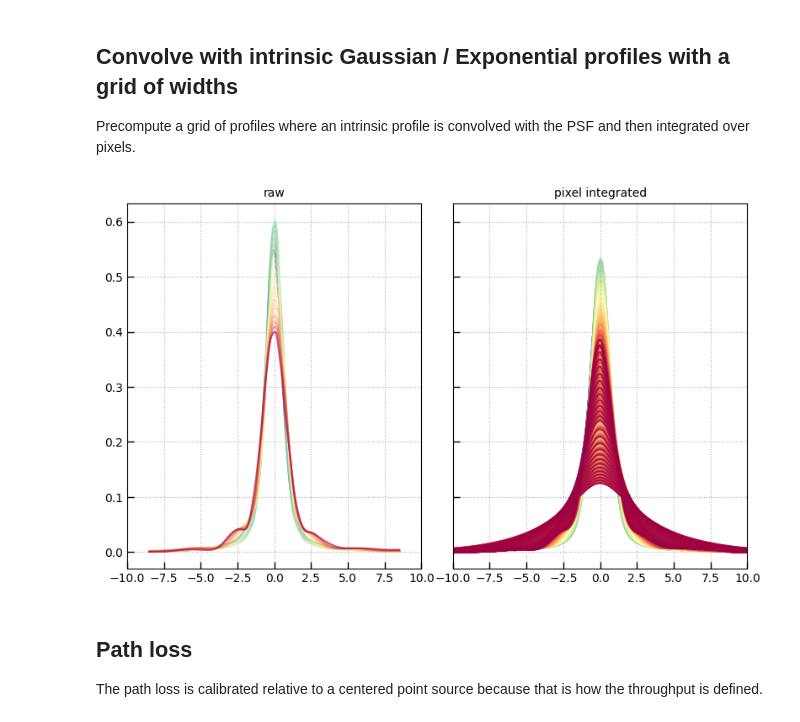
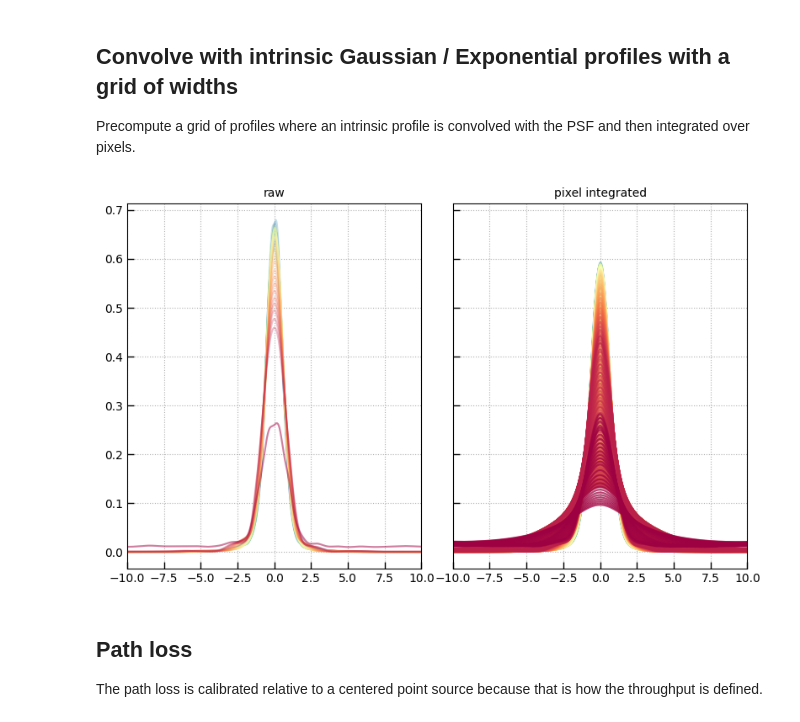
Before and after one commit to gbrammer/msaexp, a Jupyter notebook: docs/examples/lookup-table-psf.ipynb, the cells around one changed output. Drawn from its saved outputs; the diff is of its cells as text; code cells hidden in the pictures.

```diff
--- a/docs/examples/lookup-table-psf.ipynb
+++ b/docs/examples/lookup-table-psf.ipynb
@@ -132,6 +246,6 @@ pw, pcenters
 # %% [markdown]
 ## Fit profile in independent wavelength bins
 # %%
-spec_norm = np.ones_like(ptab['sci'])
+spec_norm = np.ones_like(ptab['sci_clean'])
 # %%
 # 32 wavelength steps across prism bandpass
@@ -227,8 +462,9 @@ cprofn = (cwn*profs).sum(axis=0)
 # %%
-i = 24
+i = 8
 wi = wsteps[i]
 sub = np.abs(ptab['wave'] - wi) < np.gradient(wsteps)[i]/2
-plt.scatter(ptab['yslit'][sub], (ptab['sci']/spec_norm)[sub], c=ptab['wave'][sub], alpha=0.1, s=80)
+sub &= wht > 0
+plt.scatter(ptab['yslit'][sub], (ptab['sci_clean']/spec_norm)[sub], c=ptab['wave'][sub], alpha=0.1, s=80)
 plt.scatter(ptab['yslit'][sub], (cprof)[sub], fc='None', ec='r', marker='s', alpha=0.05, s=50)
 plt.xlim(-5,5)
 # %% [output]
@@ -321,7 +591,11 @@ for k, w in tqdm(enumerate(wsteps)):
         print('skip', k, wsteps[k])
         continue
 
-    pj = fcprofn.reshape(xgr.shape)[:,k]
+    pj = fcprofn.reshape(xgr.shape)[:,k]*1
+    ycenter = ((pj*yarr)[np.abs(yarr) < 2.5]).sum() / pj[np.abs(yarr) < 2.5].sum()
+
+    pj = np.interp(yarr + ycenter, yarr, pj)
+
     axes[0].plot(yarr, pj, color=plt.cm.Spectral_r((k+1)/len(wsteps)), alpha=0.3)
 
     # Integrate over pixels
@@ -336,7 +610,7 @@ for k, w in tqdm(enumerate(wsteps)):
     slit_frac[k] = np.trapz(pj[sk], yarr[sk])
 
 ax = axes[0]
-ax.set_xlim(-6,6)
+# ax.set_xlim(-6,6)
 ax.set_xlim(-10,10)
 
 axes[0].set_title('raw')
@@ -349,6 +623,7 @@ for ax in axes:
     ax.grid()
 
 ax.set_xlabel('cross dispersion pixel')
+ax.set_ylim(4.e-4, 0.85)
 
 fig.tight_layout(pad=1)
 
@@ -394,6 +670,7 @@ gsteps = np.append(np.arange(0, 0.7, 0.05), np.arange(0.7, 2.01, 0.1))
 
 
 ystep2 = ystep//2
+# ystep2 = int(ystep//3)
 
 yc = xgau[ystep2:-ystep2]
 yi = np.arange(len(xgau), dtype=int)[ystep//2:-ystep//2]
@@ -416,10 +693,10 @@ for k, w in tqdm(enumerate(wsteps)):
 
     pj = fcprofn.reshape(xgr.shape)[:,k]*1
 
-    ycenter = (pj*yarr).sum() / pj.sum()
-    # print(k, w, ycenter)
+    ycenter = ((pj*yarr)[np.abs(yarr) < 2.5]).sum() / pj[np.abs(yarr) < 2.5].sum()
 
-    # pj = np.interp(yarr + ycenter, yarr, pj)
+    pj = np.interp(yarr + ycenter, yarr, pj)
+
     # ycenter = (pj*yarr).sum() / pj.sum()
     # print('xx', k, w, ycenter)
 
@@ -430,12 +707,15 @@ for k, w in tqdm(enumerate(wsteps)):
         if gw == 0:
             conv = np.interp(xgau, yarr, pj, left=0, right=0)
         else:
-            prof_type = 'gau'
-            gau = 1/np.sqrt(2*np.pi*gw**2)*np.exp(-xgau**2/2/gw**2)
-            # Exponential
+
             if 1:
+                # Exponential
                 prof_type = 'exp'
                 gau = 1./2 * np.log(2) / gw * np.exp(-np.abs(xgau) / gw * np.log(2))
+            else:
+                # Gaussian
+                prof_type = 'gau'
+                gau = 1/np.sqrt(2*np.pi*gw**2)*np.exp(-xgau**2/2/gw**2)
 
             conv = nd.convolve1d(gau, pj/pj.sum())
 
@@ -445,6 +725,8 @@ for k, w in tqdm(enumerate(wsteps)):
         for i, j in enumerate(yi):
             sl = slice(j-ystep2, j+ystep2+1)
             pix_prof[i,k,gi] = np.trapz(conv[sl], xgau[sl])
+
+        # pix_prof[:,k,gi] = conv[ystep2:-ystep2]
 
         axes[1].plot(yc, pix_prof[:,k,gi], alpha=0.5, color=plt.cm.Spectral_r((k+1)/len(wsteps)))
 
@@ -455,34 +737,34 @@ for k, w in tqdm(enumerate(wsteps)):
 
 ax = axes[0]
 ax.set_xlim(-6,6)
 ax.set_xlim(-10,10)
 
 axes[0].set_title('raw')
 axes[1].set_title('pixel integrated')
 
 #ax.set_xlim(-5,5)
 for ax in axes:
     ax.grid()
 
 fig.tight_layout(pad=1)
 
 valid = pix_prof.sum(axis=0) > 0
 
 pix_prof_wave = wsteps*1
 pix_prof_wavei = np.arange(len(pix_prof_wave))
 
 pix_prof_y = yc
 pix_prof_yi = np.arange(len(pix_prof_y))
 
 pix_prof_g = gsteps
 
 # pix_prof[:,0,:] = pix_prof[:,1,:]*1
 # pix_prof[:,-1,:] = pix_prof[:,-2,:]*1
 
 # slit_frac[0,:] = slit_frac[1,:]
 # slit_frac[-1,:] = slit_frac[-2,:]
 # %% [output]
-[figure, old version]
+[figure, new version]
 # %% [markdown]
 ## Path loss
 
```
Also changed, not shown: parts of 17 cells of this notebook, 6 other files.
